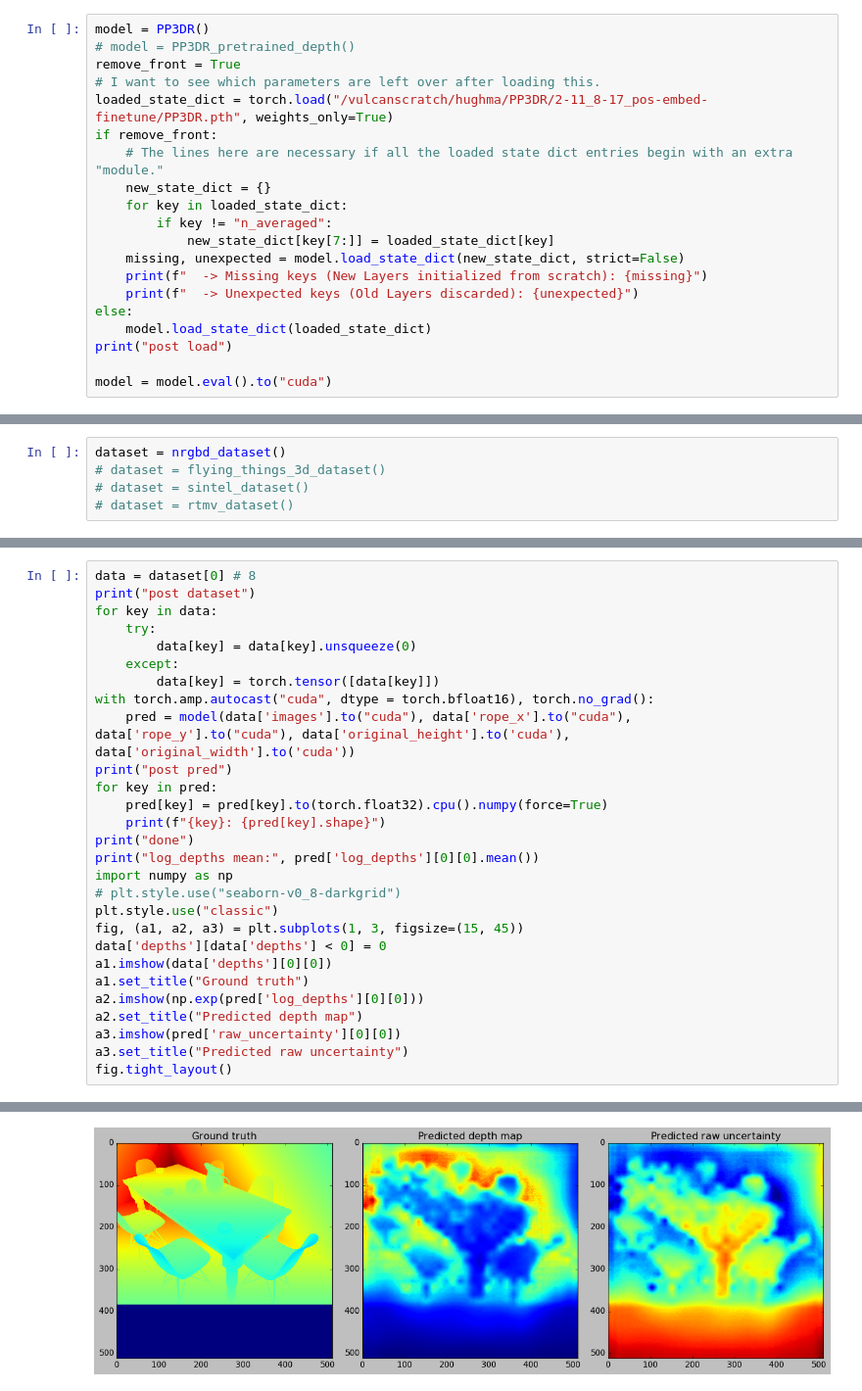
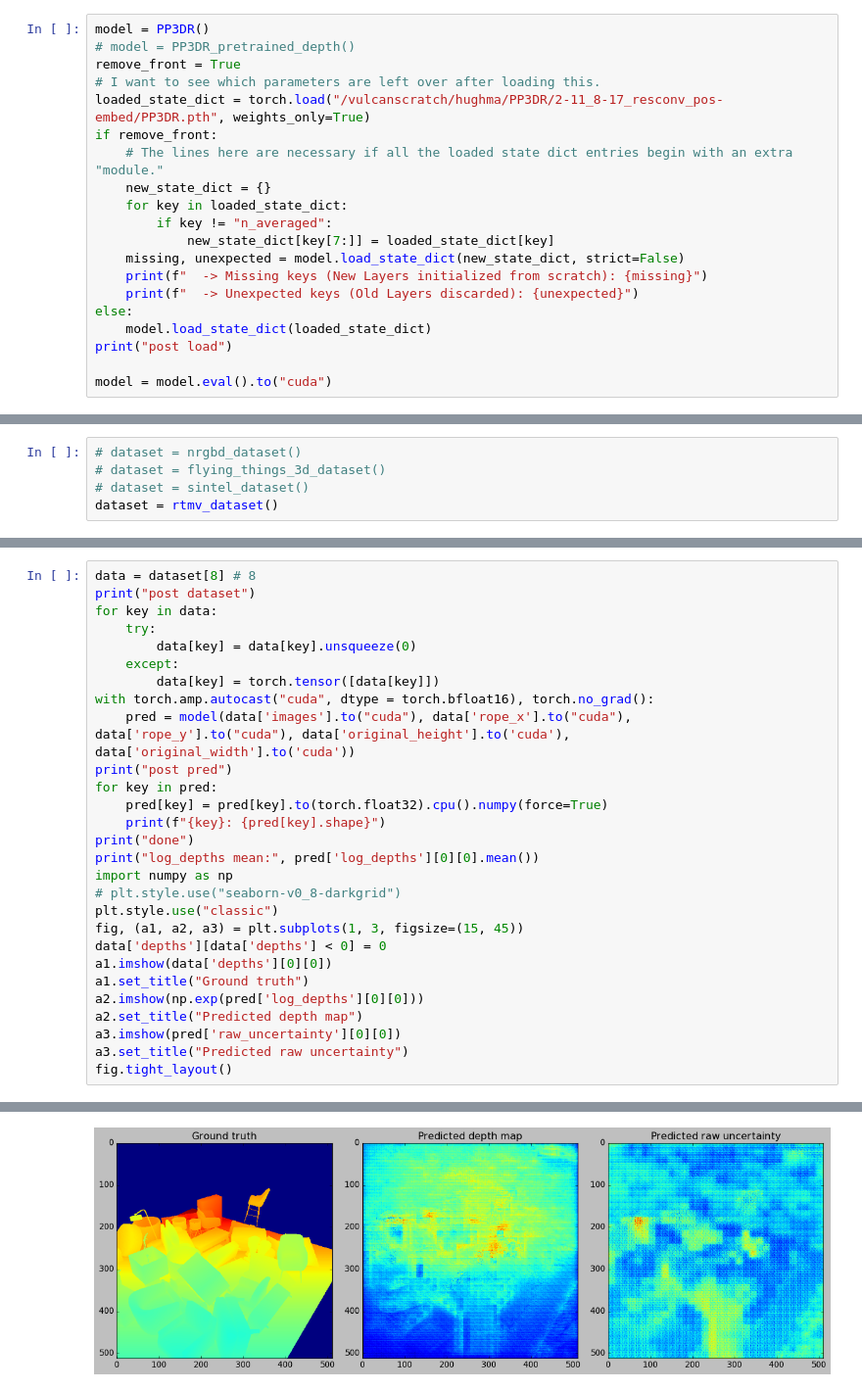
Before and after one commit to hughmathimati/PP3DR, a Jupyter notebook: PP3DR/visualise/notebook.ipynb, the cells around one changed output, grey strips where cells are left out. Shown at 98% size. Saved outputs shown, nothing was run; the diff lists cells and outputs as text.

```diff
--- a/PP3DR/visualise/notebook.ipynb
+++ b/PP3DR/visualise/notebook.ipynb
@@ -15,7 +15,7 @@ model = PP3DR()
 # model = PP3DR_pretrained_depth()
 remove_front = True
 # I want to see which parameters are left over after loading this.
-loaded_state_dict = torch.load("/vulcanscratch/hughma/PP3DR/2-11_8-17_pos-embed-finetune/PP3DR.pth", weights_only=True)
+loaded_state_dict = torch.load("/vulcanscratch/hughma/PP3DR/2-11_8-17_resconv_pos-embed/PP3DR.pth", weights_only=True)
 if remove_front:
     # The lines here are necessary if all the loaded state dict entries begin with an extra "module."
     new_state_dict = {}
@@ -36,7 +36,7 @@ model = model.eval().to("cuda")
 post load
 # %%
-dataset = nrgbd_dataset()
+# dataset = nrgbd_dataset()
 # dataset = flying_things_3d_dataset()
 # dataset = sintel_dataset()
-# dataset = rtmv_dataset()
+dataset = rtmv_dataset()
 # %% [output]
@@ -44,5 +44,5 @@ Loaded dataset from /vulcanscratch/hughma/PP3DR/datasets/nrgbd_dataset_cache.pth
 # %%
-data = dataset[0] # 8
+data = dataset[8] # 8
 print("post dataset")
 for key in data:
     try:
@@ -82 +82 @@ log_depths mean: 1.9635221
-[figure, old version]
+[figure, new version]
```
Also changed, not shown: parts of 4 cells of this notebook, 6 other files.
